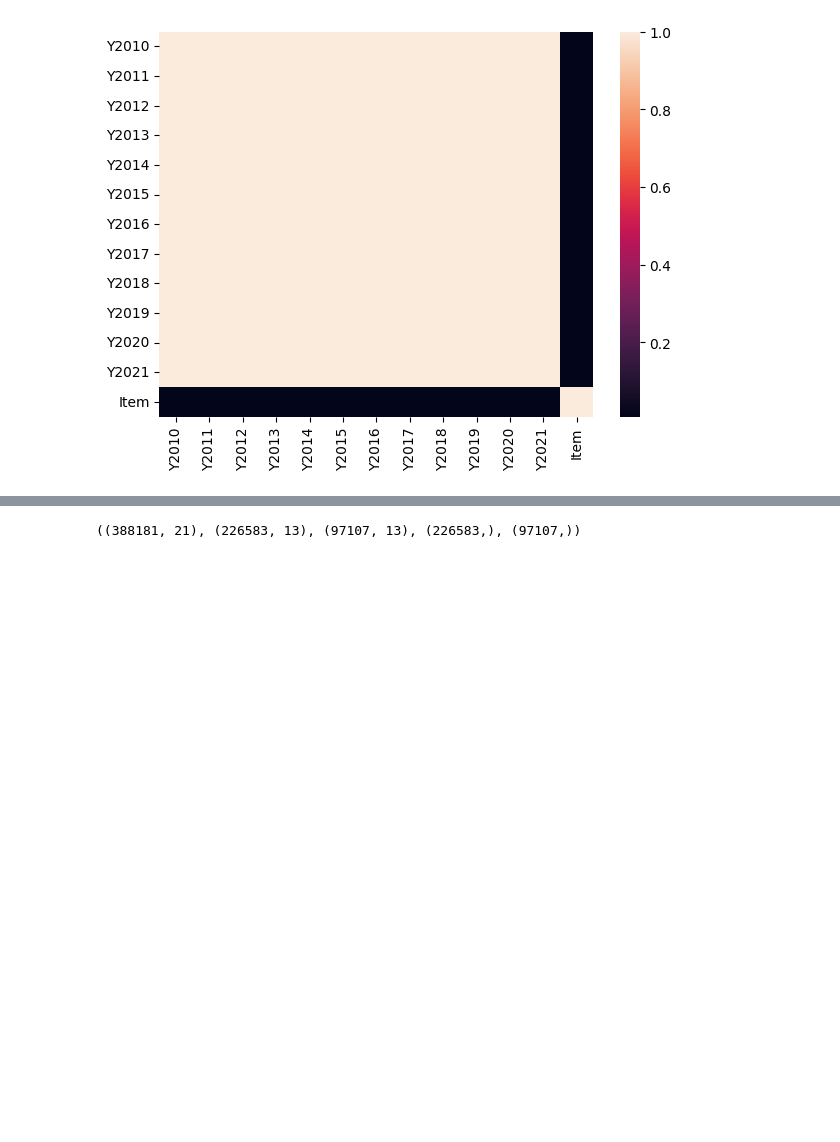
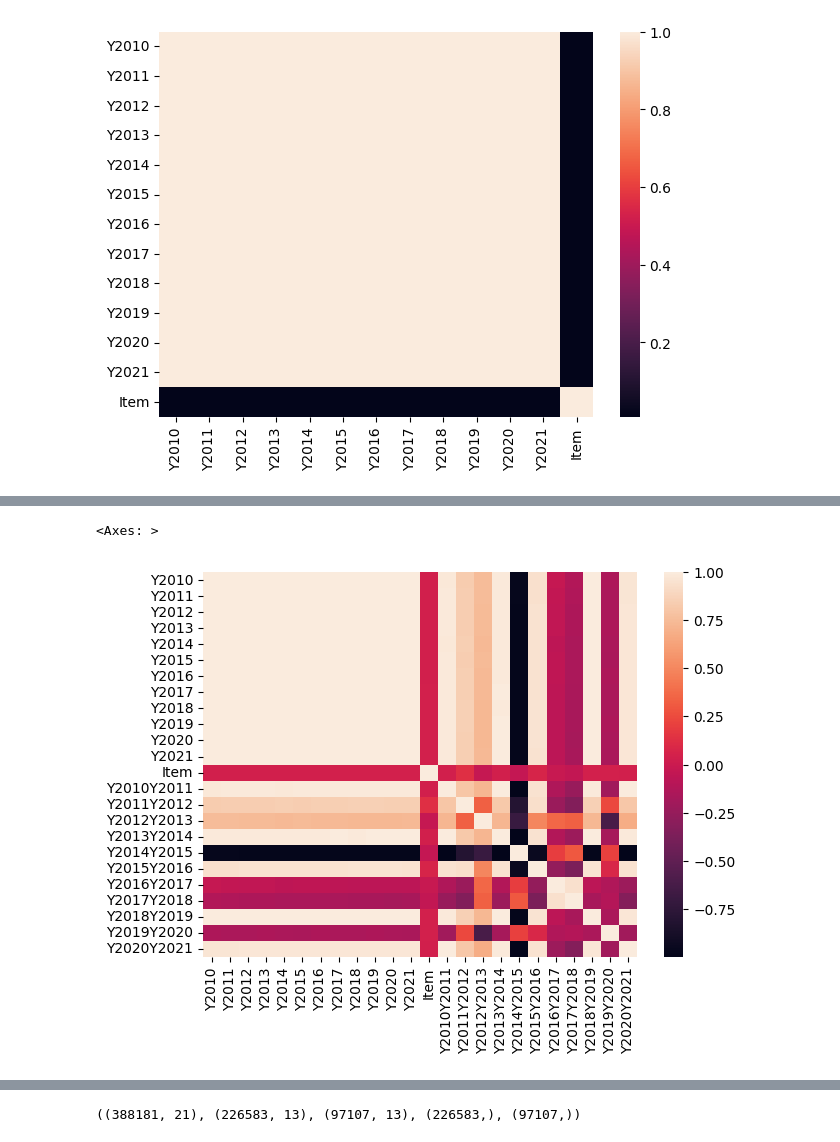
Before and after one commit to sylvas-j/ML, a Jupyter notebook: Tensorflow_works/food-feaceability/food.ipynb, the cells around one changed output, grey strips where cells are left out. Saved outputs shown, nothing was run; the diff lists cells and outputs as text; code cells hidden in the pictures; blank space fills up the shorter version.

```diff
--- a/Tensorflow_works/food-feaceability/food.ipynb
+++ b/Tensorflow_works/food-feaceability/food.ipynb
@@ -279,0 +342,7 @@ sns.heatmap(x.corr())
+# %%
+# making a heatmap
+plt.figure(figsize=(7, 5))
+sns.heatmap(xx.corr())
+# %% [output]
+<Axes: >
+[figure, added]
```
Also changed, not shown: parts of 14 cells of this notebook.
